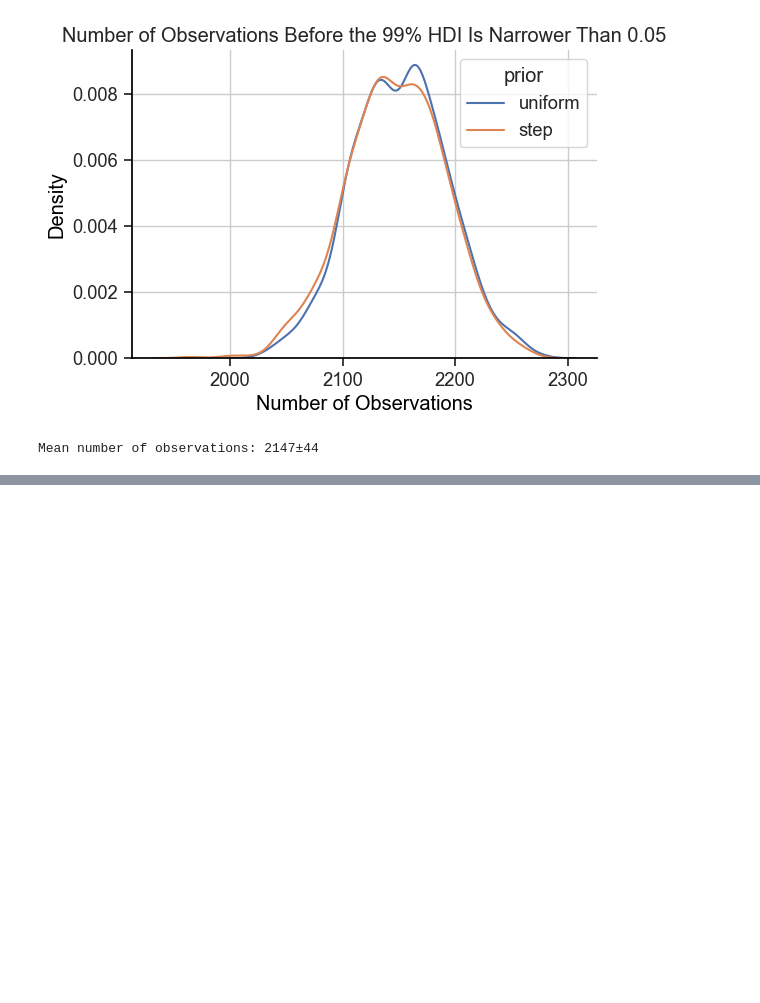
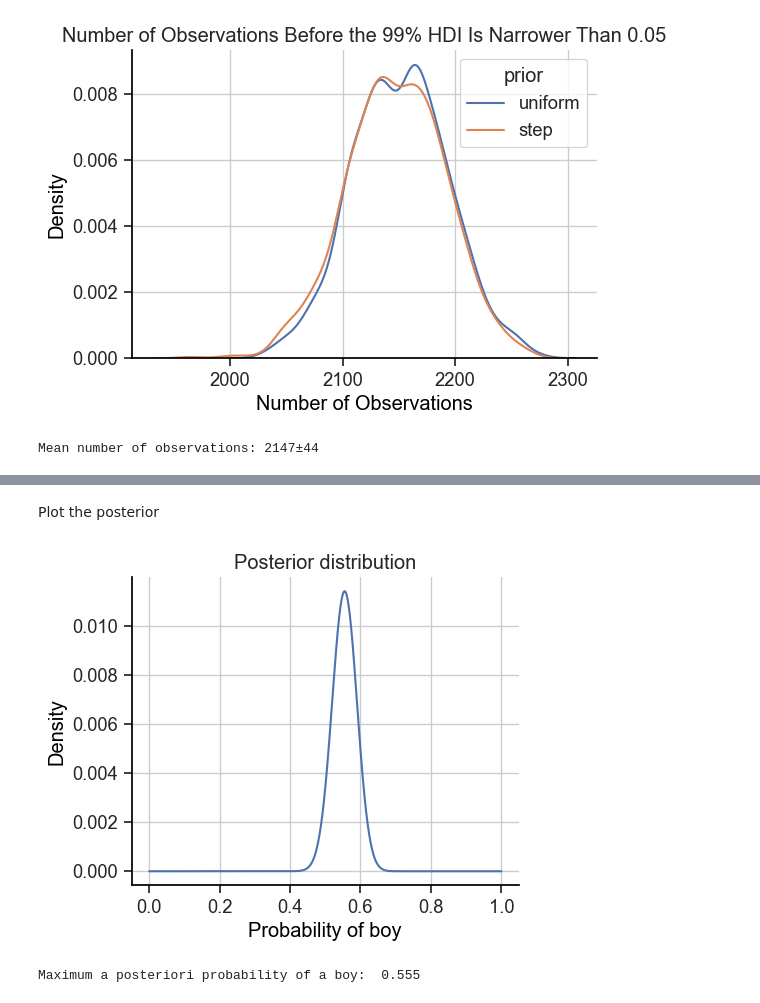
Before and after one commit to chris-leonard/statistical-rethinking, a Jupyter notebook: notes/chapter_3.ipynb, the cells around one changed output, grey strips where cells are left out. Saved outputs shown, nothing was run; the diff lists cells and outputs as text; code cells hidden in the pictures; blank space fills up the shorter version.

```diff
--- a/notes/chapter_3.ipynb
+++ b/notes/chapter_3.ipynb
@@ -582,0 +585,13 @@ Mean number of observations: 2147±44
+# %%
+birth1 = np.array([
+    1,0,0,0,1,1,0,1,0,1,0,0,1,1,0,1,1,0,0,0,1,0,0,0,1,0,
+    0,0,0,1,1,1,0,1,0,1,1,1,0,1,0,1,1,0,1,0,0,1,1,0,1,0,0,0,0,0,0,0,
+    1,1,0,1,0,0,1,0,0,0,1,0,0,1,1,1,1,0,1,0,1,1,1,1,1,0,0,1,0,1,1,0,
+    1,0,1,1,1,0,1,1,1,1
+])
+birth2 = np.array([
+    0,1,0,1,0,1,1,1,0,0,1,1,1,1,1,0,0,1,1,1,0,0,1,1,1,0,
+    1,1,1,0,1,1,1,0,1,0,0,1,1,1,1,0,0,1,0,1,1,1,1,1,1,1,1,1,1,1,1,1,
+    1,1,1,0,1,1,0,1,1,0,1,1,1,0,0,0,0,0,0,1,0,0,0,1,1,0,0,1,0,0,1,1,
+    0,0,0,1,1,1,0,0,0,0
+])
@@ -582,0 +604,31 @@ Mean number of observations: 2147±44
+# %%
+n_grid = 1000
+prior_rv = stats.uniform()
+
+n_births = birth1.shape[0] + birth2.shape[0]
+n_boys = birth1.sum() + birth2.sum()
+
+grid = np.linspace(0, 1, n_grid)
+prior = prior_rv.pdf(grid)
+
+likelihood = stats.binom.pmf(k=n_boys, n=n_births, p=grid)
+
+posterior = likelihood * prior
+posterior /= posterior.sum()
+# %% [markdown]
+Plot the posterior
+# %%
+fig, ax = plt.subplots(figsize=(5, 4))
+
+ax.plot(grid, posterior)
+ax.set(
+    title="Posterior distribution",
+    xlabel="Probability of boy",
+    ylabel="Density",
+);
+# %% [output]
+[figure, added]
+# %%
+print("Maximum a posteriori probability of a boy: ", grid[np.argmax(posterior)].round(3))
+# %% [output]
+Maximum a posteriori probability of a boy:  0.555
```
Also changed, not shown: parts of 16 cells of this notebook.
